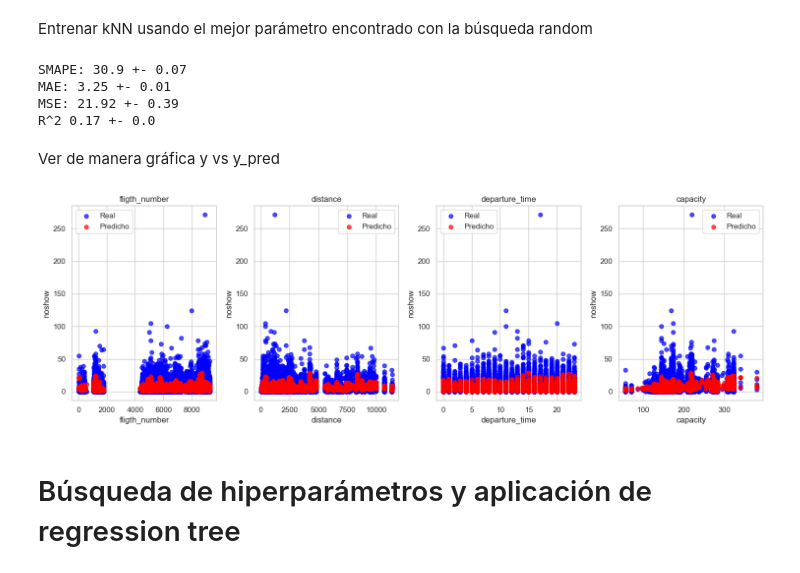
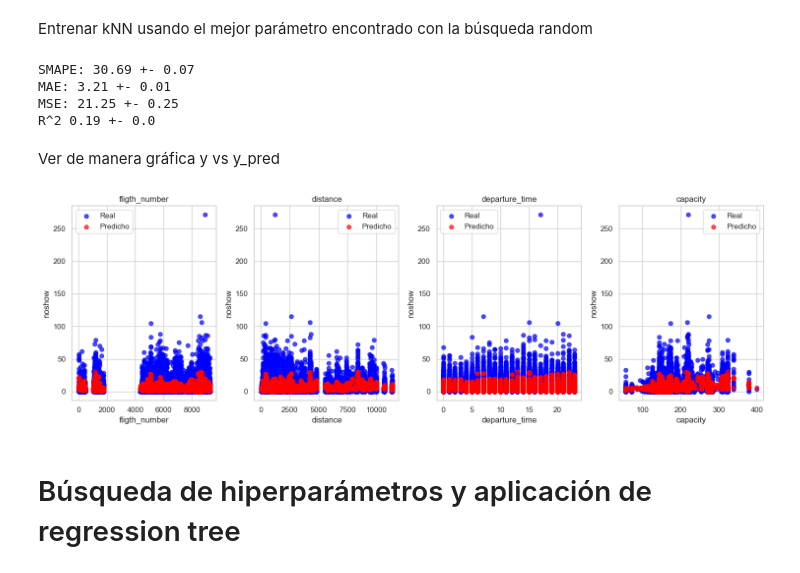
Before and after one commit to anitalittle/tarea2, a Jupyter notebook: tarea2_probando.ipynb, the cells around one changed output. Cells and saved outputs as stored; diff of their text form; code cells hidden in the pictures.

```diff
--- a/tarea2_probando.ipynb
+++ b/tarea2_probando.ipynb
@@ -570,6 +615,9 @@ print(best_k_random)
 # %% [markdown]
 Entrenar kNN usando el mejor parámetro encontrado con la búsqueda random
 # %%
+X = df_train[selected_features_knn]
+y = df_train['noshow']
+
 from sklearn.neighbors import KNeighborsRegressor
 from sklearn.model_selection import cross_val_score
 from sklearn.metrics import make_scorer, mean_absolute_error, mean_squared_error, r2_score, mean_squared_error
@@ -598,15 +646,18 @@ print("MAE:", round(mean_mae_knn,2),'+-',round(std_mae_knn,2))
 print("MSE:", round(mean_mse_knn,2),'+-',round(std_mse_knn,2))
 print("R^2", round(mean_r2_knn,2),'+-',round(std_r2_knn,2))
 # %% [output]
-SMAPE: 30.9 +- 0.07
-MAE: 3.25 +- 0.01
-MSE: 21.92 +- 0.39
-R^2 0.17 +- 0.0
+SMAPE: 30.69 +- 0.07
+MAE: 3.21 +- 0.01
+MSE: 21.25 +- 0.25
+R^2 0.19 +- 0.0
 # %% [markdown]
 Ver de manera gráfica y vs y_pred
 # %%
 from sklearn.model_selection import train_test_split
 import matplotlib.pyplot as plt
+
+X = df_train[selected_features_knn]
+y = df_train['noshow']
 
 # Hacer conjuntos de entrenamiento y prueba
 X_train, X_test, y_train, y_test = train_test_split(X, y, test_size=0.2, random_state=42)
@@ -615,34 +666,34 @@ knn_reg = KNeighborsRegressor(n_neighbors=best_k_random)
 
 knn_reg.fit(X_train, y_train)
 y_pred = knn_reg.predict(X_test)
 
 x_variables = X.columns
 graphs_per_row = 4
 
 num_rows = len(x_variables) // graphs_per_row
 if len(x_variables) % graphs_per_row > 0:
     num_rows += 1
 
 fig, axes = plt.subplots(num_rows, graphs_per_row, figsize=(15, 5 * num_rows))
 
 if num_rows == 1:
     axes = [axes]
 
 for i, variable in enumerate(x_variables):
     row, col = divmod(i, graphs_per_row)
     ax = axes[row][col]
 
     ax.scatter(X_test[variable], y_test, color='blue', label='Real', alpha=0.7)
     ax.scatter(X_test[variable], y_pred, color='red', label='Predicho', alpha=0.7)
     ax.set_xlabel(variable)
     ax.set_ylabel("noshow")
     ax.set_title(f"{variable}")
     ax.legend()
 
 plt.tight_layout()
 plt.show()
 # %% [output]
-[figure, old version]
+[figure, new version]
 # %% [markdown]
 # Búsqueda de hiperparámetros y aplicación de regression tree
 # %%
```
Also changed, not shown: parts of 6 cells of this notebook.
